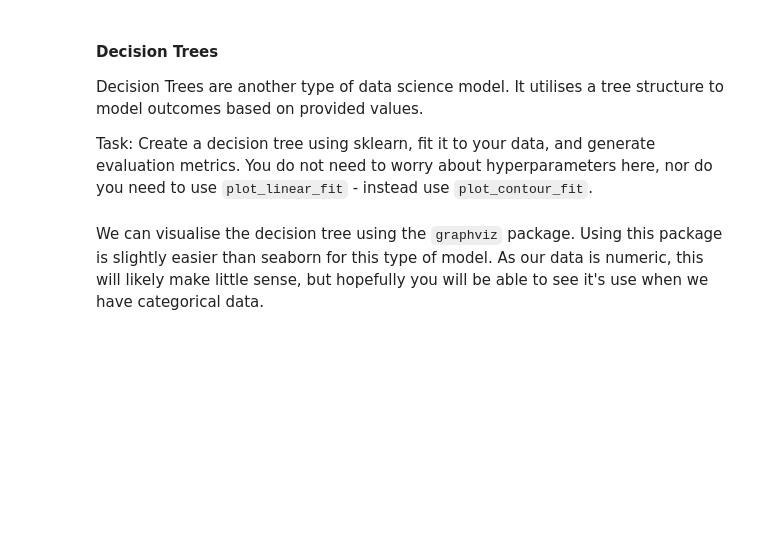
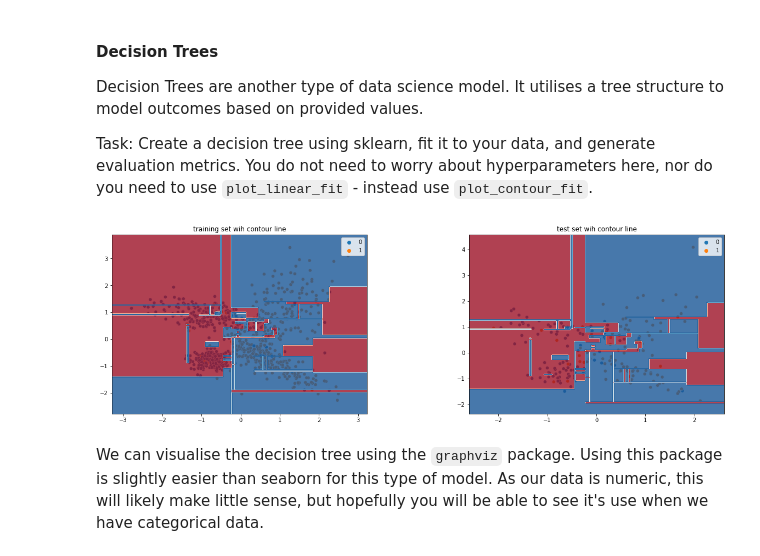
Before and after one commit to lestherll/csc2034-ds-demos, a Jupyter notebook: 01-linearly-separable-data.ipynb, the cells around one changed output. Cells and saved outputs as stored; diff of their text form; code cells hidden in the pictures; blank space fills up the shorter version.

Commit message:
Add Decision Tree classifier

```diff
--- a/01-linearly-separable-data.ipynb
+++ b/01-linearly-separable-data.ipynb
@@ -303,8 +303,12 @@ Task: Create a decision tree using sklearn, fit it to your data, and generate ev
 # %%
 from sklearn import tree
 from helpers import plot_contour_fit
 
-#...
+decision_tree = tree.DecisionTreeClassifier()
+decision_tree.fit(data_train_scaled, labels_train)
+plot_contour_fit(decision_tree, data_train_scaled, labels_train, data_test_scaled, labels_test)
+# %% [output]
+[figure, added]
 # %% [markdown]
 We can visualise the decision tree using the `graphviz` package. Using this package is slightly easier than seaborn for this type of model. As our data is numeric, this will likely make little sense, but hopefully you will be able to see it's use when we have categorical data.
 # %%
```
Also changed, not shown: parts of 1 cell of this notebook.
